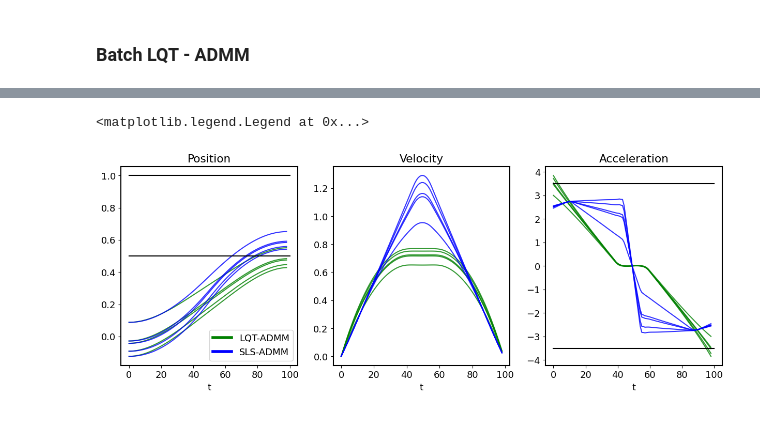
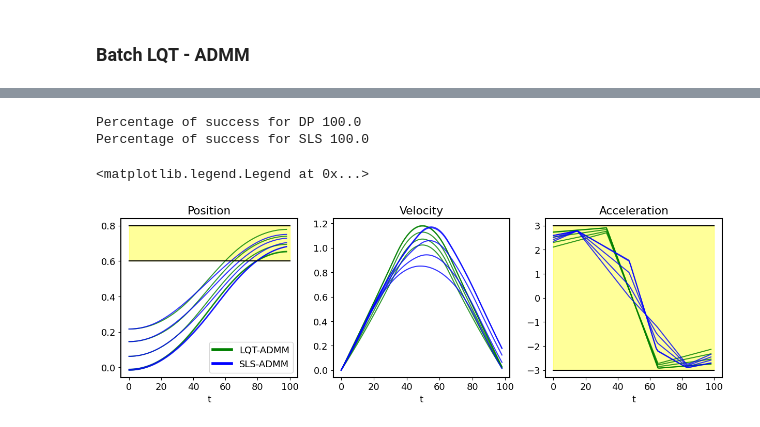
Before and after one commit to chenjianxing1/iLQR-ADMM, a Jupyter notebook: notebooks/Double integrator/LQR and SLS with state bounds.ipynb, the cells around one changed output, grey strips where cells are left out. Drawn from its saved outputs; the diff is of its cells as text; code cells hidden in the pictures.

```diff
--- a/notebooks/Double integrator/LQR and SLS with state bounds.ipynb
+++ b/notebooks/Double integrator/LQR and SLS with state bounds.ipynb
@@ -214,11 +174,11 @@ mu = np.zeros(x_dim + 1) # [1, x0]
 mu[0] = 1.
 mu[1:] = x0_pos
 
-var_x0 = 0.01
+var_x0 = 0.015
 sigma = np.zeros(x_dim + 1)
 sigma[0] = 0. # first term is deterministic and equal to one.
 sigma[1:] = var_x0 # variance for the x0
-psi_inv = norm.ppf(0.96)
+psi_inv = norm.ppf(0.95)
 # psi_inv = norm.ppf(0.5)+1e-100 # should be the same as expected
 
 Au = np.diag(np.sqrt(sigma))
@@ -260,8 +220,7 @@ for i in range(nb_proj):
 ds_x_final = [upper_x_final/psi_inv, -lower_x_final/psi_inv]
 ds_dx = [upper_dx/psi_inv, -lower_dx/psi_inv]
 
-
-nb_proj = 2 # nb of projections needed for each row of psi_u
+nb_proj = 2 # nb of projections needed for each row of psi_x
 def make_function2(i):
     def f2(y):
         y[-2] = project_soc(y[-2], As[i], bs[i], cs[i], ds_x_final[i])
@@ -364,0 +303,9 @@ for K,k in zip(K_list, k_list):
+# %%
+thr = 0.
+names = ["DP", "SLS"]
+for i in range(2):
+    s1 = lower_x_final - thr <= x_logs[i,:,-1,0]
+    s1 = s1 * (x_logs[i,:,-1,0] <= upper_x_final + thr)
+    s2 = np.sum(lower_u - thr <= u_logs[i,:,:,:], axis=(1,2))/(N*u_dim)
+    s2 = s2 * np.sum(u_logs[i,:,:,:] <= upper_u + thr, axis=(1,2))/(N*u_dim)
+    print("Percentage of success for", names[i], 100*np.sum(s2*s1)/nb_experiments)
@@ -365,6 +317,32 @@ for K,k in zip(K_list, k_list):
+# %%
+noise_scale = 0.0
+scale_x0 = np.sqrt(var_x0)
+nb_experiments = 5
+
+x_logs = np.zeros((2, nb_experiments, N,  x_dim*nb_deriv))
+u_logs = np.zeros((2, nb_experiments, N,  u_dim))
+
+x0s = np.zeros((nb_experiments, d))
+x0s[:, :x_dim] = np.random.normal(loc=np.zeros(x_dim), scale=scale_x0, size=(nb_experiments, x_dim))
+
+x_logs[0], u_logs[0] = sls.get_trajectory_dp(x0s, K_optimal, k_optimal, noise_scale=noise_scale)
+
+K_sls, k_sls = sls.controller(PHI_U, du)
+x_logs[1], u_logs[1] = sls.get_trajectory_sls(x0s, K_sls, k_sls, noise_scale=noise_scale)
+thr = 0.
+names = ["DP", "SLS"]
+for i in range(2):
+    s1 = lower_x_final - thr <= x_logs[i,:,-1,0]
+    s1 = s1 * (x_logs[i,:,-1,0] <= upper_x_final + thr)
+    s2 = np.sum(lower_u - thr <= u_logs[i,:,:,:], axis=(1,2))/(N*u_dim)
+    s2 = s2 * np.sum(u_logs[i,:,:,:] <= upper_u + thr, axis=(1,2))/(N*u_dim)
+    print("Percentage of success for", names[i], 100*np.sum(s2*s1)/nb_experiments)
+# %% [output]
+Percentage of success for DP 100.0
+Percentage of success for SLS 100.0
 # %%
 colors = ["g", "b", "orange"]
-fig,axes_ = plt.subplots(nrows=x_dim, ncols=3, figsize=(15,5*x_dim))
+fig,axes_ = plt.subplots(nrows=x_dim, ncols=3, figsize=(15,4))
 if x_dim == 1: axes_ = [axes_]
 
 # vias = [via1, via2, via1_, via2_]
@@ -376,31 +354,35 @@ markers = ["_", "_", "_", "_"]
 colors_markers = ["r", "r", "magenta", "magenta"]
 
 changed = True
 lw = 15
 for dim,axes in enumerate(axes_):
 
     # axes[0].scatter(horizon-1, x_final_target[0],marker="x", color="k")
     logs = np.concatenate((x_logs, u_logs), -1)
     for i in range(3):
         for cnt,log in enumerate(logs):
             axes[i].plot(log[:, :-1, i*x_dim+dim].T,color=colors[cnt], alpha=0.8)
         # axes[i].set_ylabel(ylabels[dim,i])
         axes[i].set_xlabel("t")
         axes[i].set_title(titles[i])
 # axes[0].set_ylim([-1,1])
 
 axes[0].plot([0,N],[lower_x_final]*2, "k")
 axes[0].plot([0,N],[upper_x_final]*2, "k")
 # axes[1].plot([0,N],[lower_dx]*2, "k")
 # axes[1].plot([0,N],[upper_dx]*2, "k")
 axes[2].plot([0,N],[lower_u]*2, "k")
 axes[2].plot([0,N],[upper_u]*2, "k")
 
+axes[0].fill_between([0,100], lower_x_final, upper_x_final, alpha=0.4, color="yellow", label="constraint")
+axes[2].fill_between([0,100], lower_u, upper_u, alpha=0.4, color="yellow", label="constraint")
+
+
 # from matplotlib.lines import Line2D
 from matplotlib.lines import Line2D
 custom_lines = [Line2D([0], [0], color=colors[i], lw=4) for i in range(len(colors))]
 
 axes[0].legend(custom_lines, ['LQT-ADMM', 'SLS-ADMM'])
 # %% [output]
 <matplotlib.legend.Legend at 0x...>
-[figure, old version]
+[figure, new version]
```
Also changed, not shown: parts of 17 cells of this notebook, 4 other files.
